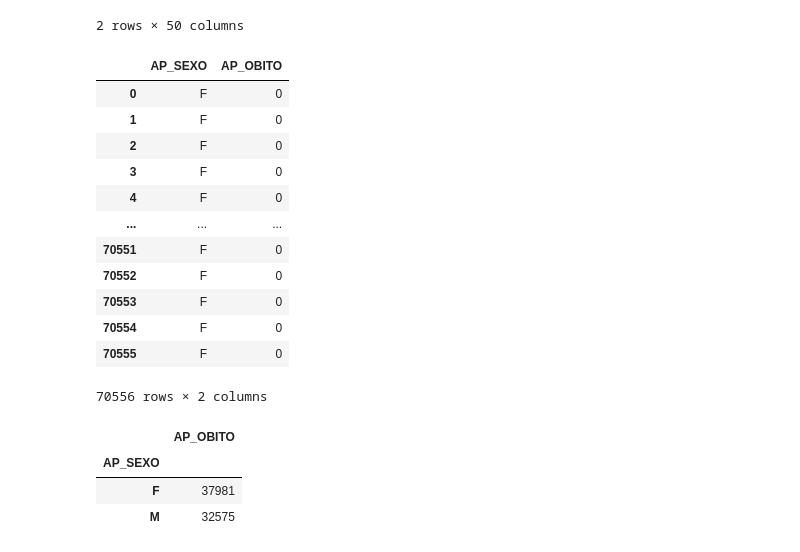
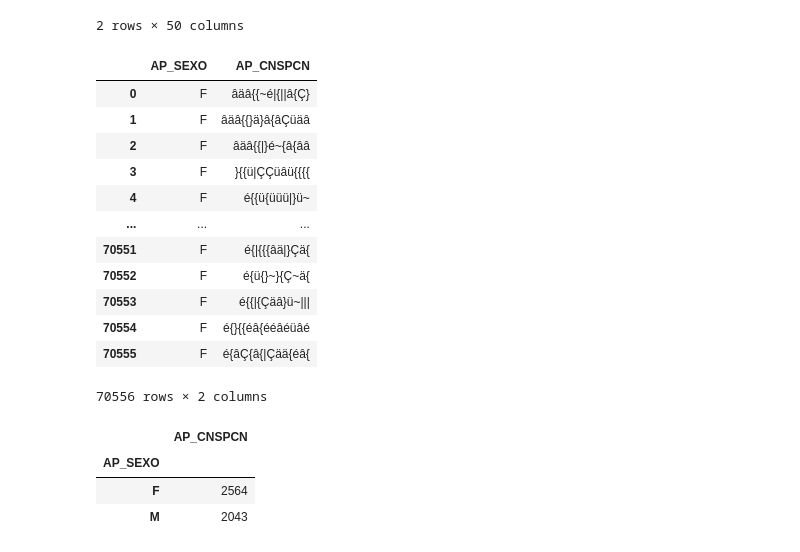
Before and after one commit to TiamatCod3/tcc-canabidiol, a Jupyter notebook: Notebooks/Tratamento_dos_Dados.ipynb, the cells around one changed output. Saved outputs shown, nothing was run; the diff lists cells and outputs as text; code cells hidden in the pictures.

```diff
--- a/Notebooks/Tratamento_dos_Dados.ipynb
+++ b/Notebooks/Tratamento_dos_Dados.ipynb
@@ -37,3 +49,18 @@ rj_epilepsia_total
+# %%
+# Selecionando apenas as colunas que são interessantes para a nossa analise
+
+colunas_desejadas = ['AP_MVM', 'AP_CMP', 'AP_PRIPAL', 'AP_UFMUN', 'AP_CNSPCN', 'AP_COIDADE', 'AP_NUIDADE', 'AP_SEXO', 'AP_RACACOR', 'AP_MUNPCN', 'AP_UFNACIO', 'AP_CEPPCN', 'AP_TPATEN', 'AP_TPAPAC', 'AP_MOTSAI', 'AP_OBITO', 'AP_ENCERR', 'AP_PERMAN', 'AP_ALTA', 'AP_TRANSF', 'AP_DTOCOR', 'AP_APACANT', 'AP_CIDCAS', 'AP_CIDPRI', 'AP_CIDSEC']
+rj_epilepsia_total = pd.DataFrame(rj_epilepsia_total[colunas_desejadas])
+rj_epilepsia_total
+# %%
+# Renomeando as colunas
+
+novo_nome_colunas = {'AP_MVM': 'data_processamento', 'AP_CMP': 'data_atendimento_paciente', 'AP_PRIPAL': 'procedimento_principal', 'AP_UFMUN': 'codigo_uf', 'AP_CNSPCN': 'numero_cns_paciente', 'AP_COIDADE': 'codigo_idade_paciente', 'AP_NUIDADE': 'numero_idade', 'AP_SEXO': 'sexo_paciente', 'AP_RACACOR': 'raca_paciente', 'AP_MUNPCN': 'codigo_uf_municipio_residencia', 'AP_UFNACIO': 'codigo_nacionalidade_paciente', 'AP_CEPPCN': 'cep_paciente', 'AP_TPATEN': 'tipo_atendimento', 'AP_TPAPAC': 'tipo_apac', 'AP_MOTSAI': 'motivo_saida_permanencia', 'AP_OBITO': 'indicador_obito', 'AP_ENCERR': 'indicador_encerramento', 'AP_PERMAN': 'indicador_permanencia', 'AP_ALTA': 'indicador_alta', 'AP_TRANSF': 'indicador_transferencia', 'AP_DTOCOR': 'data_ocorrencia', 'AP_APACANT': 'numero_apac_anterior', 'AP_CIDCAS': 'cid_causas_associadas', 'AP_CIDPRI': 'cid_principal', 'AP_CIDSEC': 'cid_sencundario'}
+# %%
+# Renomeando no DF
+
+rj_epilepsia_total = rj_epilepsia_total.rename(columns=novo_nome_colunas)
+rj_epilepsia_total
 # %%
 rj_epilepsia_total.to_csv('/content/rj_epilepsia_total.csv', sep =';')
 # %% [markdown]
@@ -78,29 +161,29 @@ sexo_total
 # %%
 # Aparentemente da certo assim
 
-colunas = ['AP_SEXO', 'AP_OBITO']
+colunas = ['AP_SEXO', 'AP_CNSPCN']
 sexooo = rj_epilepsia_total.filter(items=colunas)
 sexooo
 # %% [output]
-|  | AP_SEXO | AP_OBITO |
-| 0 | F | 0 |
-| 1 | F | 0 |
-| 2 | F | 0 |
-| 3 | F | 0 |
-| 4 | F | 0 |
+|  | AP_SEXO | AP_CNSPCN |
+| 0 | F | âäâ{{~é|{||â{Ç} |
+| 1 | F | âäâ{{}ä}â{âÇüäâ |
+| 2 | F | âäâ{{|}é~{â{ââ |
+| 3 | F | }{{ü|ÇÇüâü{{{{ |
+| 4 | F | é{{ü{üüü|}ü~ |
 | ... | ... | ... |
-| 70551 | F | 0 |
-| 70552 | F | 0 |
-| 70553 | F | 0 |
-| 70554 | F | 0 |
-| 70555 | F | 0 |
+| 70551 | F | é{|{{{âä|}Çä{ |
+| 70552 | F | é{ü{}~}{Ç~ä{ |
+| 70553 | F | é{{|{Çäâ}ü~||| |
+| 70554 | F | é{}{{éâ{ééâéüâé |
+| 70555 | F | é{âÇ{â{|Çää{éâ{ |
 70556 rows × 2 columns
 # %%
 # Nao sei se deu certo ou se so contou mortes, mas pelo numero total somando parece que contou tudo
 
-sexooo.groupby('AP_SEXO').count()
+sexooo.drop_duplicates('AP_CNSPCN').groupby('AP_SEXO').count()
 # %% [output]
-|  | AP_OBITO |
+|  | AP_CNSPCN |
 | AP_SEXO |  |
-| F | 37981 |
-| M | 32575 |
+| F | 2564 |
+| M | 2043 |
```
Also changed, not shown: parts of 14 cells of this notebook, 3 other files.
